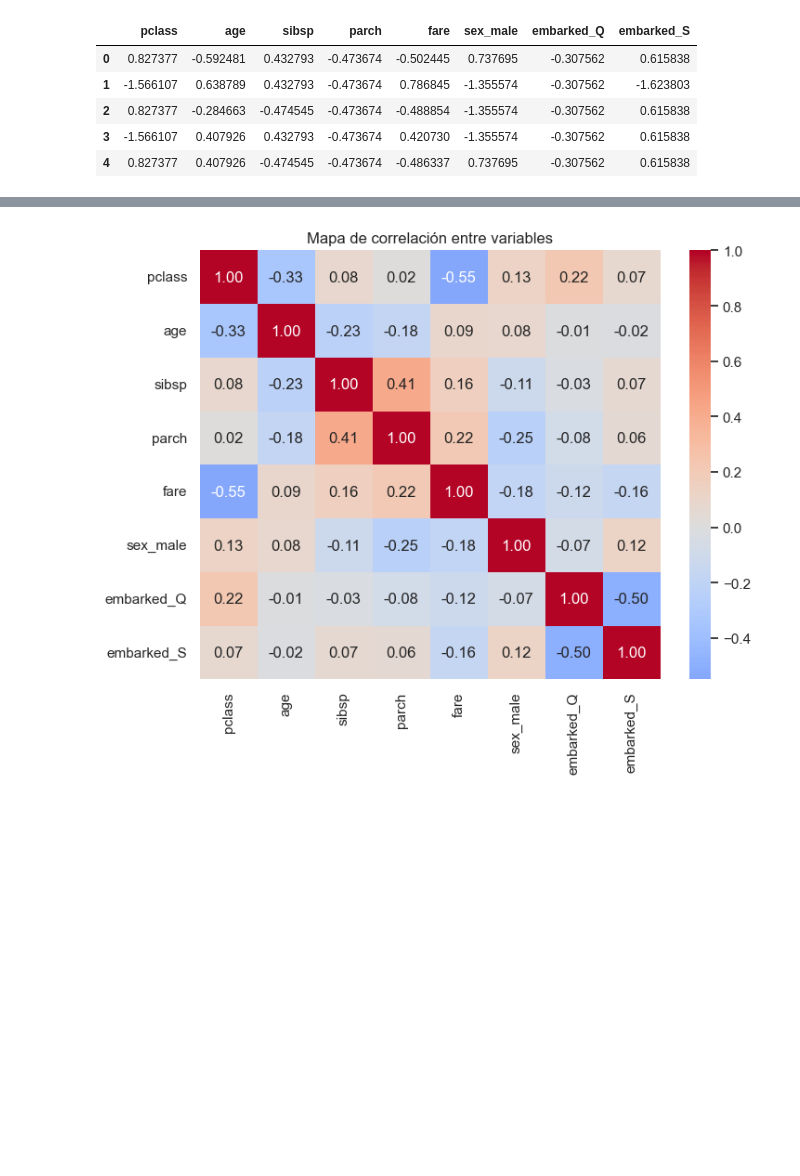
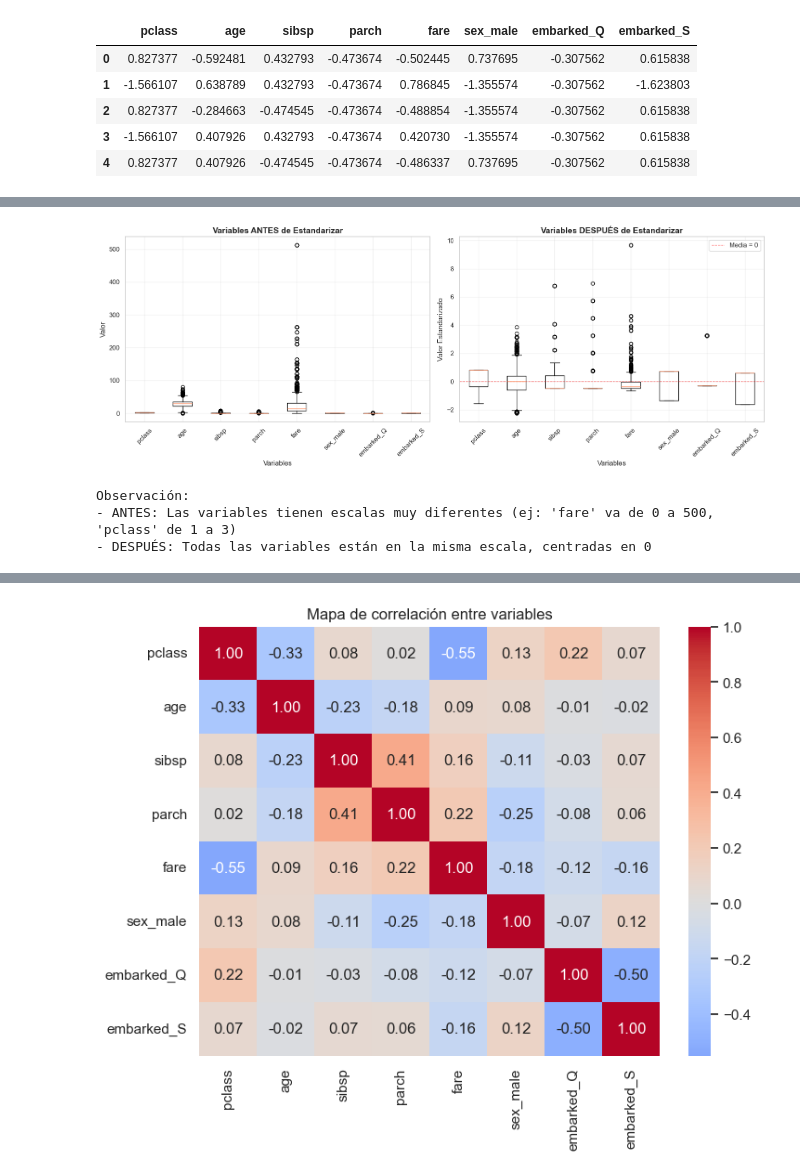
Before and after one commit to joaquinmartirena/Practico4_ADD, a Jupyter notebook: PCA_P4.ipynb, the cells around one changed output, grey strips where cells are left out. Cells and saved outputs as stored; diff of their text form; code cells hidden in the pictures; blank space fills up the shorter version.

```diff
--- a/PCA_P4.ipynb
+++ b/PCA_P4.ipynb
@@ -85,0 +179,33 @@ X_scaled_df.head()
+# %%
+# Comparación de escalas: ANTES vs DESPUÉS de estandarización
+fig, axes = plt.subplots(1, 2, figsize=(16, 6))
+
+# ANTES de estandarizar
+axes[0].boxplot([X[col] for col in features], labels=features)
+axes[0].set_title('Variables ANTES de Estandarizar', fontsize=14, fontweight='bold')
+axes[0].set_ylabel('Valor', fontsize=12)
+axes[0].set_xlabel('Variables', fontsize=12)
+axes[0].tick_params(axis='x', rotation=45)
+axes[0].grid(alpha=0.3)
+
+# DESPUÉS de estandarizar
+axes[1].boxplot([X_scaled_df[col] for col in features], labels=features)
+axes[1].set_title('Variables DESPUÉS de Estandarizar', fontsize=14, fontweight='bold')
+axes[1].set_ylabel('Valor Estandarizado', fontsize=12)
+axes[1].set_xlabel('Variables', fontsize=12)
+axes[1].tick_params(axis='x', rotation=45)
+axes[1].grid(alpha=0.3)
+axes[1].axhline(y=0, color='red', linestyle='--', linewidth=1, alpha=0.5, label='Media = 0')
+axes[1].legend()
+
+plt.tight_layout()
+plt.show()
+
+print("Observación:")
+print("- ANTES: Las variables tienen escalas muy diferentes (ej: 'fare' va de 0 a 500, 'pclass' de 1 a 3)")
+print("- DESPUÉS: Todas las variables están en la misma escala, centradas en 0")
+# %% [output]
+[figure, added]
+Observación:
+- ANTES: Las variables tienen escalas muy diferentes (ej: 'fare' va de 0 a 500, 'pclass' de 1 a 3)
+- DESPUÉS: Todas las variables están en la misma escala, centradas en 0
```
Also changed, not shown: parts of 25 cells of this notebook.
